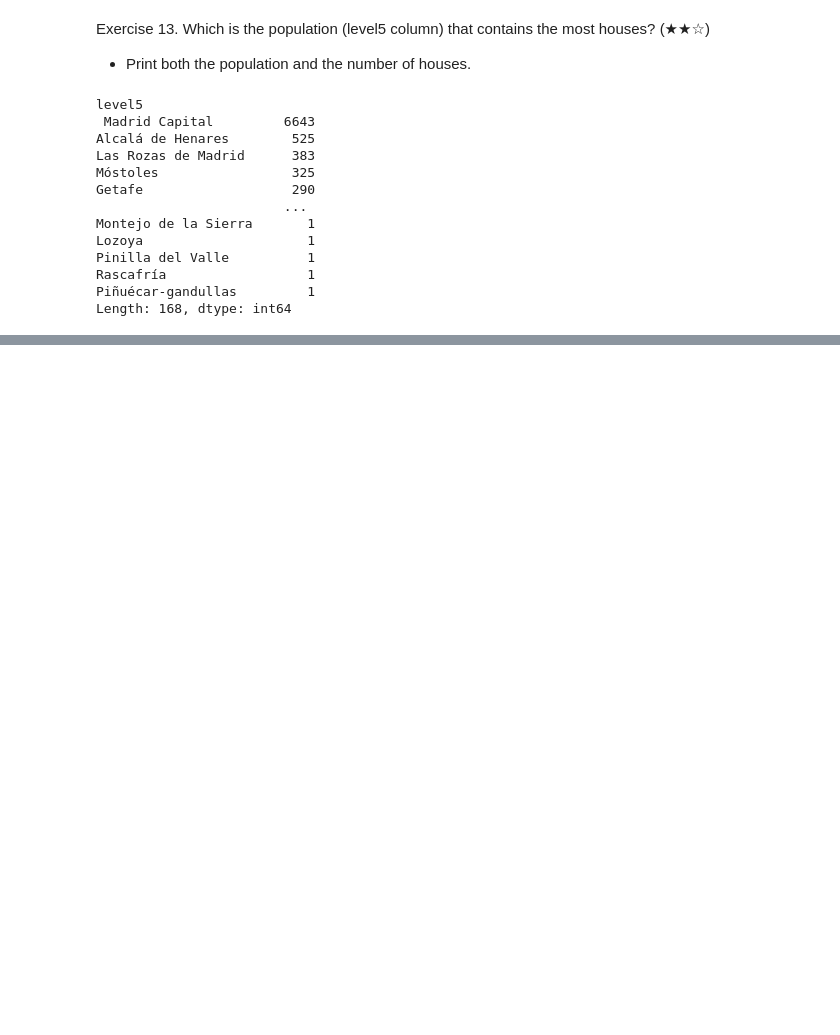
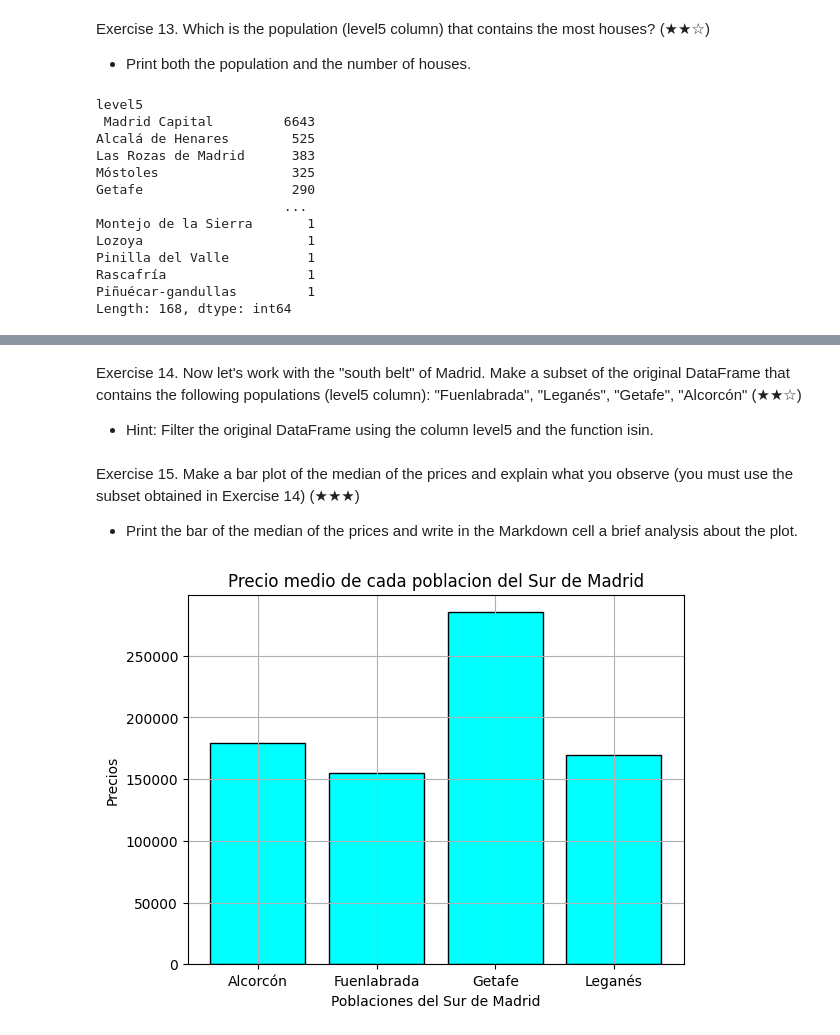
Before and after one commit to SantigoTP/pre_work, a Jupyter notebook: notebooks/01_analysis.ipynb, the cells around one changed output, grey strips where cells are left out. Cells and saved outputs as stored; diff of their text form; code cells hidden in the pictures; blank space fills up the shorter version.

```diff
--- a/notebooks/01_analysis.ipynb
+++ b/notebooks/01_analysis.ipynb
@@ -310,0 +324,3 @@ Length: 168, dtype: int64
+# %% [markdown]
+Exercise 14. Now let's work with the "south belt" of Madrid. Make a subset of the original DataFrame that contains the following populations (level5 column): "Fuenlabrada", "Leganés", "Getafe", "Alcorcón" (★★☆)
+- Hint: Filter the original DataFrame using the column level5 and the function isin.
@@ -310,0 +329,13 @@ Length: 168, dtype: int64
+# %% [markdown]
+Exercise 15. Make a bar plot of the median of the prices and explain what you observe (you must use the subset obtained in Exercise 14) (★★★)
+- Print the bar of the median of the prices and write in the Markdown cell a brief analysis about the plot.
+# %%
+sub_conjunto = df[ df["level5"].isin(["Fuenlabrada", "Leganés", "Getafe", "Alcorcón"]) ].groupby("level5")["price"].median()
+plt.bar(sub_conjunto.index,sub_conjunto.values, color='cyan', edgecolor='black')
+plt.title("Precio medio de cada poblacion del Sur de Madrid")
+plt.ylabel("Precios")
+plt.xlabel("Poblaciones del Sur de Madrid")
+plt.grid()
+plt.show()
+# %% [output]
+[figure, added]
```
Also changed, not shown: parts of 10 cells of this notebook.
